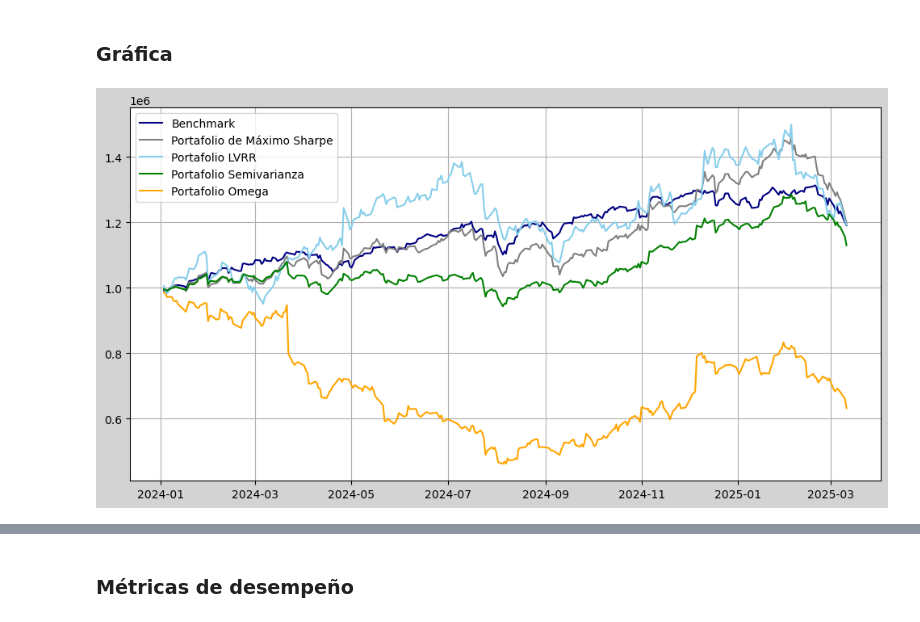
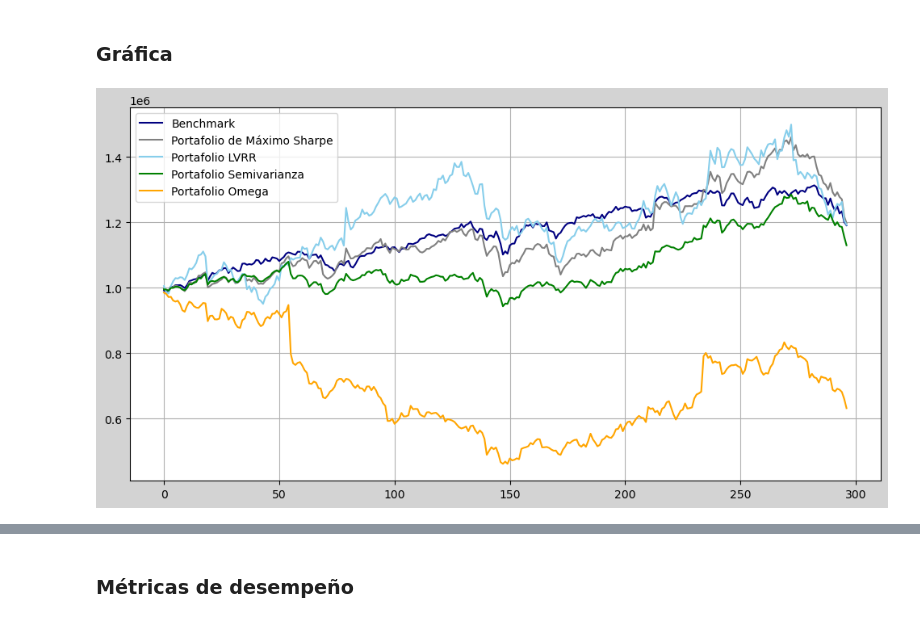
Before and after one commit to LuisMB09/admin_de_riesgos, a Jupyter notebook: Proyecto_Admin.ipynb, the cells around one changed output, grey strips where cells are left out. Saved outputs shown, nothing was run; the diff lists cells and outputs as text; code cells hidden in the pictures.

```diff
--- a/Proyecto_Admin.ipynb
+++ b/Proyecto_Admin.ipynb
@@ -330,57 +358,3 @@ vt.plot_weights(tickers, w_omega)
 [figure]
 # %% [markdown]
 ### Gráfica
-# %%
-# Returns
-sharpe_returns = portfolio_return(rt_test, w_sharpe)
-lvrr_returns = portfolio_return(rt_test, w_lvrr)
-semivariance_returns = portfolio_return(rt_test, w_semivariance)
-omega_returns = portfolio_return(rt_test, w_omega)
-
-cumulative_sharpe_returns = (1 + sharpe_returns).cumprod()
-cumulative_lvrr_returns = (1 + lvrr_returns).cumprod()
-cumulative_semivariance_returns = (1 + semivariance_returns).cumprod()
-cumulative_omega_returns = (1 + omega_returns).cumprod()
-
-cumulative_benchmark_returns = (1 + rt_benchmark_test).cumprod()
-
-# DataFrames
-cumulative_returns = pd.DataFrame({
-    'Benchmark': cumulative_benchmark_returns.squeeze(),
-    'Sharpe': pd.Series(cumulative_sharpe_returns, index=rt_test.index),
-    'LVRR': pd.Series(cumulative_lvrr_returns, index=rt_test.index),
-    'Semivariance': pd.Series(cumulative_semivariance_returns, index=rt_test.index),
-    'Omega': pd.Series(cumulative_omega_returns, index=rt_test.index)
-})
-
-cumulative_returns_money = pd.DataFrame({
-    'Benchmark': cumulative_benchmark_returns.squeeze() * 1000000,
-    'Sharpe': pd.Series(cumulative_sharpe_returns, index=rt_test.index) * 1000000,
-    'LVRR': pd.Series(cumulative_lvrr_returns, index=rt_test.index) * 1000000,
-    'Semivariance': pd.Series(cumulative_semivariance_returns, index=rt_test.index) * 1000000,
-    'Omega': pd.Series(cumulative_omega_returns, index=rt_test.index) * 1000000
-})
-
-pd.set_option('display.float_format', '{:.2%}'.format)
-df_optimal = pd.DataFrame({
-    'Ticker': tickers,
-    'Sharpe': w_sharpe,
-    'LVRR': w_lvrr,
-    'Semivariance': w_semivariance,
-    'Omega': w_omega
-})
-df_optimal.set_index('Ticker', inplace=True)
-
-# Plots
-plt.figure(figsize=(12, 6))
-
-plt.plot(cumulative_returns_money['Benchmark'], label='Benchmark', c = 'navy')
-plt.plot(cumulative_returns_money['Sharpe'], label='Portafolio de Máximo Sharpe', c = 'gray')
-plt.plot(cumulative_returns_money['LVRR'], label='Portafolio LVRR', c = 'skyblue')
-plt.plot(cumulative_returns_money['Semivariance'], label='Portafolio Semivarianza', c = 'green')
-plt.plot(cumulative_returns_money['Omega'], label='Portafolio Omega', c = 'orange')
-
-plt.legend()
-plt.grid();
-# %% [output]
-[figure, removed]
@@ -387,3 +384,16 @@ plt.grid();
+# %%
+plt.figure(figsize=(12, 6))
+
+plt.plot(cumulative_money_df['Benchmark'], label='Benchmark', c = 'navy')
+plt.plot(cumulative_money_df['Sharpe'], label='Portafolio de Máximo Sharpe', c = 'gray')
+plt.plot(cumulative_money_df['LVRR'], label='Portafolio LVRR', c = 'skyblue')
+plt.plot(cumulative_money_df['Semivariance'], label='Portafolio Semivarianza', c = 'green')
+plt.plot(cumulative_money_df['Omega'], label='Portafolio Omega', c = 'orange')
+
+plt.legend()
+plt.grid();
+# %% [output]
+[figure, added]
 # %%
 print(f'Pesos óptmio de las estrategias')
 display(df_optimal.T)
```
Also changed, not shown: parts of 12 cells of this notebook.
